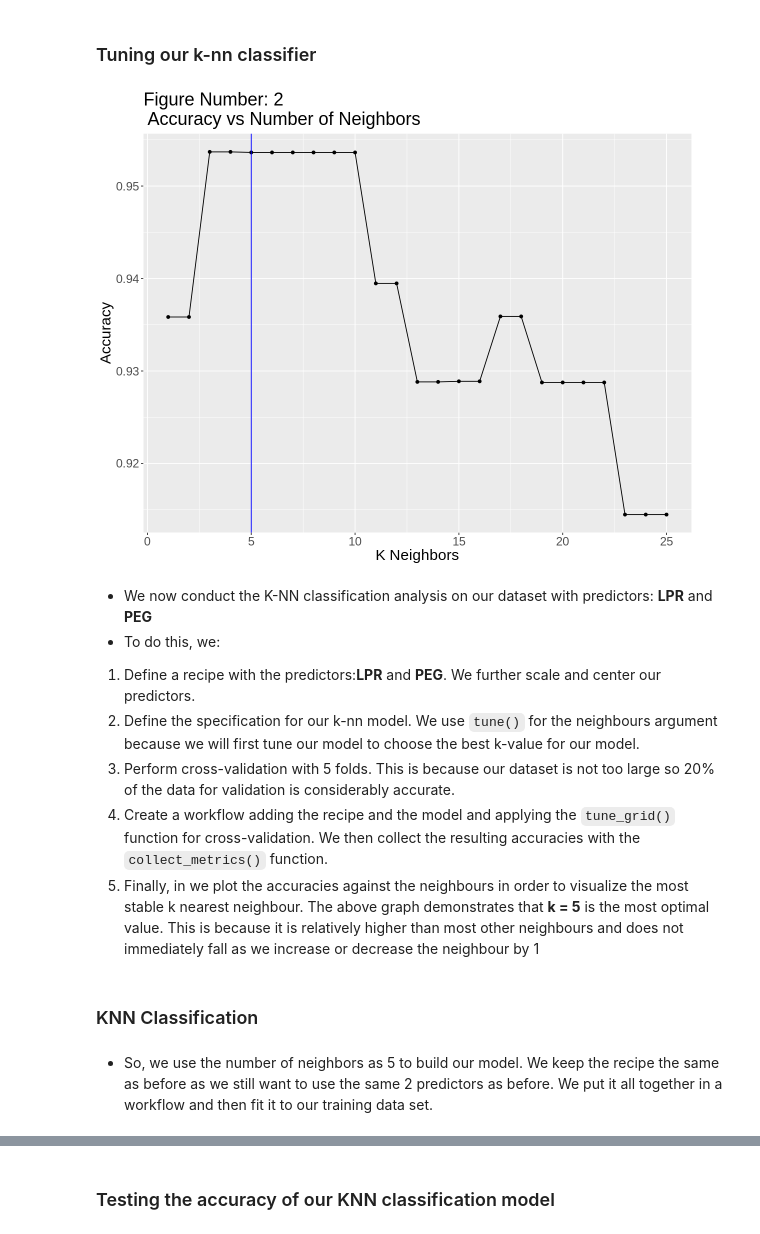
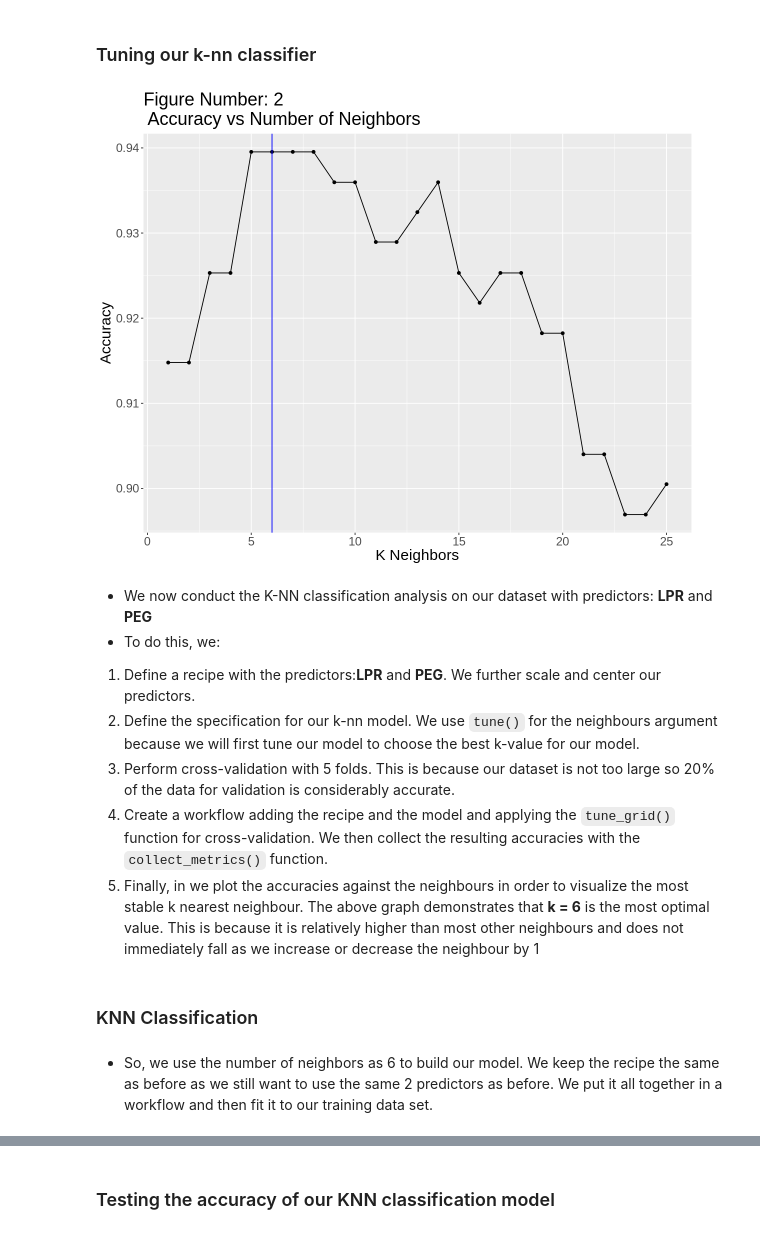
Before and after one commit to DarkEli/dscigroup91project, a Jupyter notebook: GROUP REPORT.ipynb, the cells around one changed output, grey strips where cells are left out. Saved outputs shown, nothing was run; the diff lists cells and outputs as text; code cells hidden in the pictures.

```diff
--- a/GROUP REPORT.ipynb
+++ b/GROUP REPORT.ipynb
@@ -266,7 +267,7 @@ A tibble: 1 × 6
 # %% [markdown]
 ### Tuning our k-nn classifier
 # %%
-set.seed (2021)
+set.seed (2000)
 options(repr.plot.height = 8, repr.plot.width = 10)
 
 #Making the recipe with our predictor variables (LPR and PEG)
@@ -282,36 +283,36 @@ user_model <- nearest_neighbor(weight_func = "rectangular", neighbors = tune())
 
 #We use 5 folds for cross-validation as we beilieve that it would not require a lot of time
 user_vfold <- vfold_cv(user_knowledge_training, v = 5, strata = UNS)
 
 #We test 25 values of k
 klots <-  tibble(neighbors = seq(from = 1, to = 25, by = 1))
 
 #We put it all together in a workflow
 user_metrics <- workflow() |>
                 add_recipe(user_recipe) |> #adding the recipe
                 add_model(user_model) |> #adding the model
                 tune_grid(resamples = user_vfold, grid = klots) |> #using tune_grid as we use cross-validation
                 collect_metrics() #collecting the metrics of our cross validation
 
 #Using the metric fucntion to find the accuracy of our classifier
 user_accuracy <- user_metrics |>
                  filter(.metric == "accuracy") #Filtering the column by "accuracy"
 
 #Plotting the k values (number of neighbors) and the corresponding accuracy to get an optimized k value
 cross_val_plot <- ggplot(user_accuracy, aes(x = neighbors, y = mean)) +
                   geom_point() +
                   geom_line() +
-                  geom_vline(xintercept = 5, colour = "blue")+
+                  geom_vline(xintercept = 6, colour = "blue")+
                   labs(x = "K Neighbors", y = "Accuracy") +
                   ggtitle("Figure Number: 2 \n Accuracy vs Number of Neighbors") +
                   theme(text = element_text(size = 18))
 
 cross_val_plot
 
 
-# This visualization suggests that K=5 provides the highest and the most omptimal accuracy.
+# This visualization suggests that K=6 provides the highest and the most omptimal accuracy.
 # %% [output]
-[figure, old version]
+[figure, new version]
 # %% [markdown]
 * We now conduct the K-NN classification analysis on our dataset with predictors: **LPR** and **PEG**
 * To do this, we:
@@ -320,9 +321,9 @@ cross_val_plot
 3. Perform cross-validation with 5 folds. This is because our dataset is not too large so 20% of the data for validation is considerably accurate.
 4. Create a workflow adding the recipe and the model and applying the `tune_grid()` function for cross-validation. We then collect the resulting accuracies with the `collect_metrics()` function.
 5. Finally, in we plot the accuracies against the neighbours in order to visualize the most stable k nearest neighbour.
-The above graph demonstrates that **k = 5** is the most optimal value. This is because it is relatively higher than most other neighbours and does not immediately fall as we increase or decrease the neighbour by 1
+The above graph demonstrates that **k = 6** is the most optimal value. This is because it is relatively higher than most other neighbours and does not immediately fall as we increase or decrease the neighbour by 1
 # %% [markdown]
 ###  KNN Classification
 # %% [markdown]
-* So, we use the number of neighbors as 5 to build our model. We keep the recipe the same as before as we still want to use the same 2 predictors as before. We put it all together in a workflow and then fit it to our training data set.
+* So, we use the number of neighbors as 6 to build our model. We keep the recipe the same as before as we still want to use the same 2 predictors as before. We put it all together in a workflow and then fit it to our training data set.
 # %%
```
Also changed, not shown: parts of 6 cells of this notebook.
